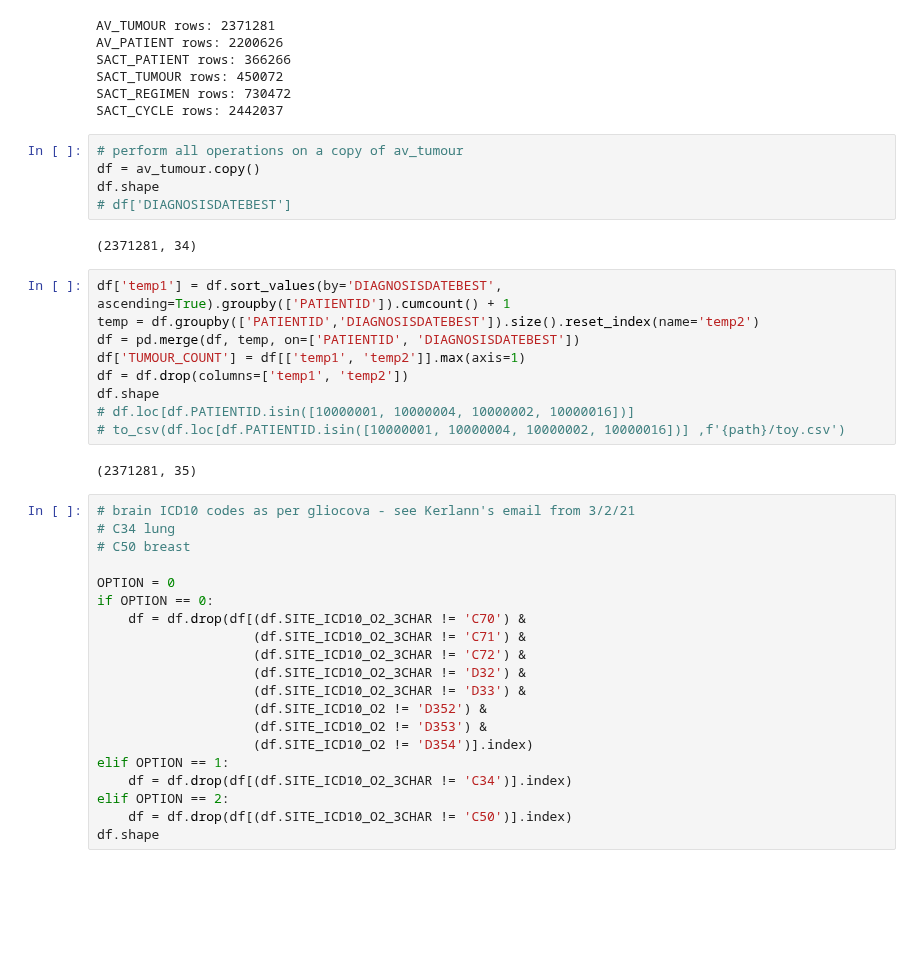
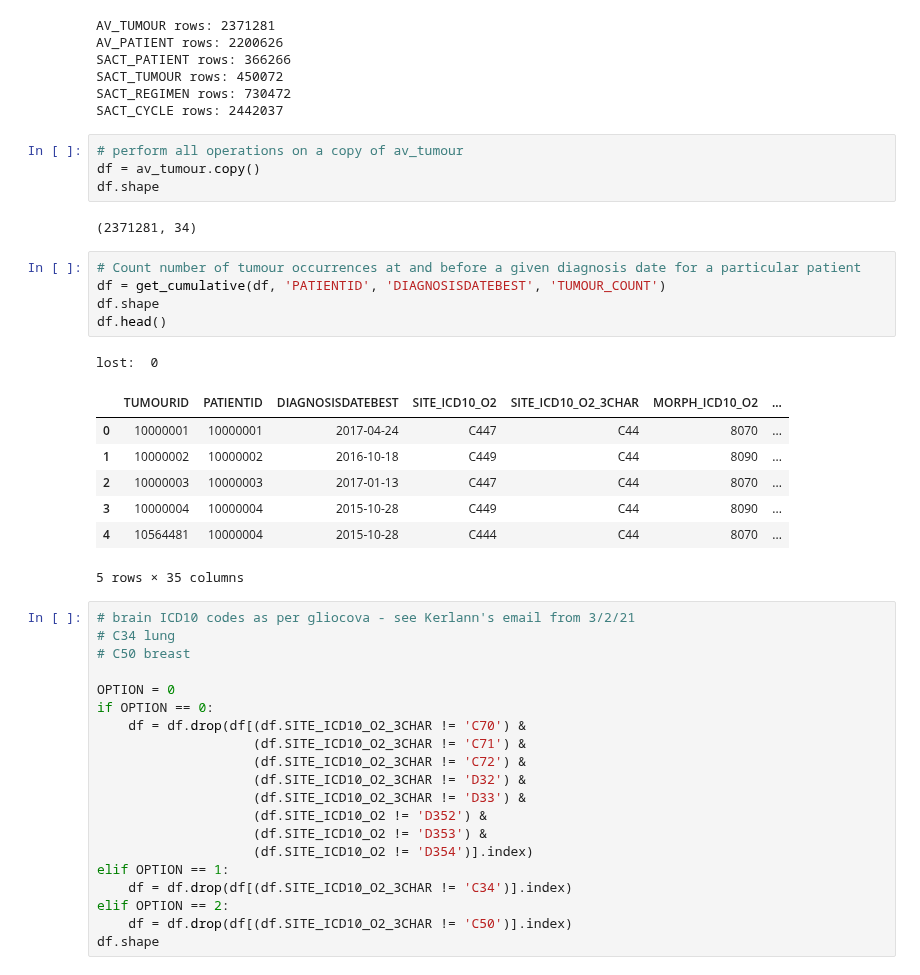
Before and after one commit to dkaizhang/federated-survival, a Jupyter notebook: data.ipynb, the cells around one changed output. Drawn from its saved outputs; the diff is of its cells as text; blank space fills up the shorter version.

Commit message:
BBroken - also losing lots of observations in get_cumulative

```diff
--- a/data.ipynb
+++ b/data.ipynb
@@ -36,20 +39,22 @@ SACT_CYCLE rows: 2442037
 # perform all operations on a copy of av_tumour
 df = av_tumour.copy()
 df.shape
-# df['DIAGNOSISDATEBEST']
 # %% [output]
 (2371281, 34)
-# %%
-df['temp1'] = df.sort_values(by='DIAGNOSISDATEBEST', ascending=True).groupby(['PATIENTID']).cumcount() + 1
-temp = df.groupby(['PATIENTID','DIAGNOSISDATEBEST']).size().reset_index(name='temp2')
-df = pd.merge(df, temp, on=['PATIENTID', 'DIAGNOSISDATEBEST'])
-df['TUMOUR_COUNT'] = df[['temp1', 'temp2']].max(axis=1)
-df = df.drop(columns=['temp1', 'temp2'])
-df.shape
-# df.loc[df.PATIENTID.isin([10000001, 10000004, 10000002, 10000016])]
-# to_csv(df.loc[df.PATIENTID.isin([10000001, 10000004, 10000002, 10000016])] ,f'{path}/toy.csv')
-# %% [output]
-(2371281, 35)
+# %%
+# Count number of tumour occurrences at and before a given diagnosis date for a particular patient
+df = get_cumulative(df, 'PATIENTID', 'DIAGNOSISDATEBEST', 'TUMOUR_COUNT')
+df.shape
+df.head()
+# %% [output]
+lost:  0
+|  | TUMOURID | PATIENTID | DIAGNOSISDATEBEST | SITE_ICD10_O2 | SITE_ICD10_O2_3CHAR | MORPH_ICD10_O2 | ... |
+| 0 | 10000001 | 10000001 | 2017-04-24 | C447 | C44 | 8070 | ... |
+| 1 | 10000002 | 10000002 | 2016-10-18 | C449 | C44 | 8090 | ... |
+| 2 | 10000003 | 10000003 | 2017-01-13 | C447 | C44 | 8070 | ... |
+| 3 | 10000004 | 10000004 | 2015-10-28 | C449 | C44 | 8090 | ... |
+| 4 | 10564481 | 10000004 | 2015-10-28 | C444 | C44 | 8070 | ... |
+5 rows × 35 columns
 # %%
 # brain ICD10 codes as per gliocova - see Kerlann's email from 3/2/21
 # C34 lung
```
Also changed, not shown: parts of 8 cells of this notebook, 1 other file.
